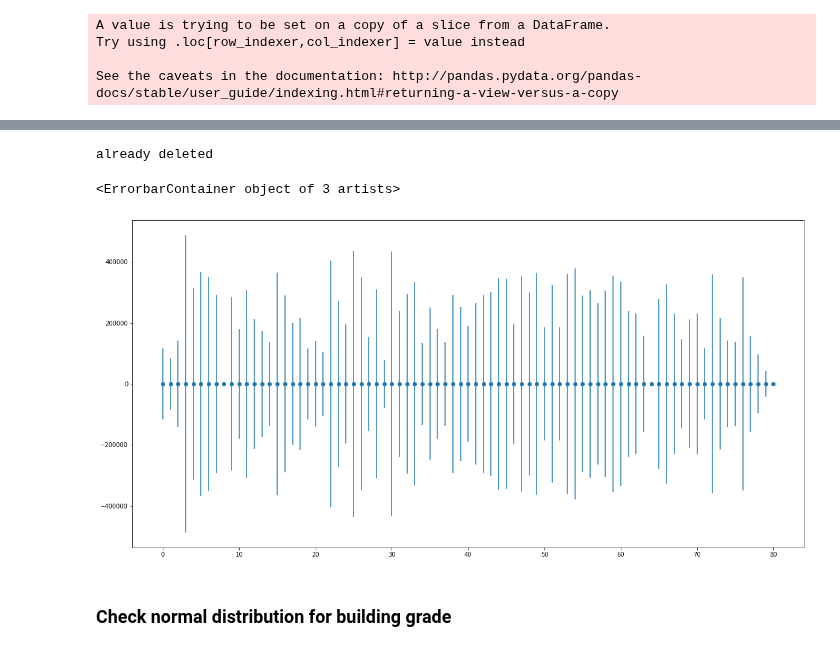
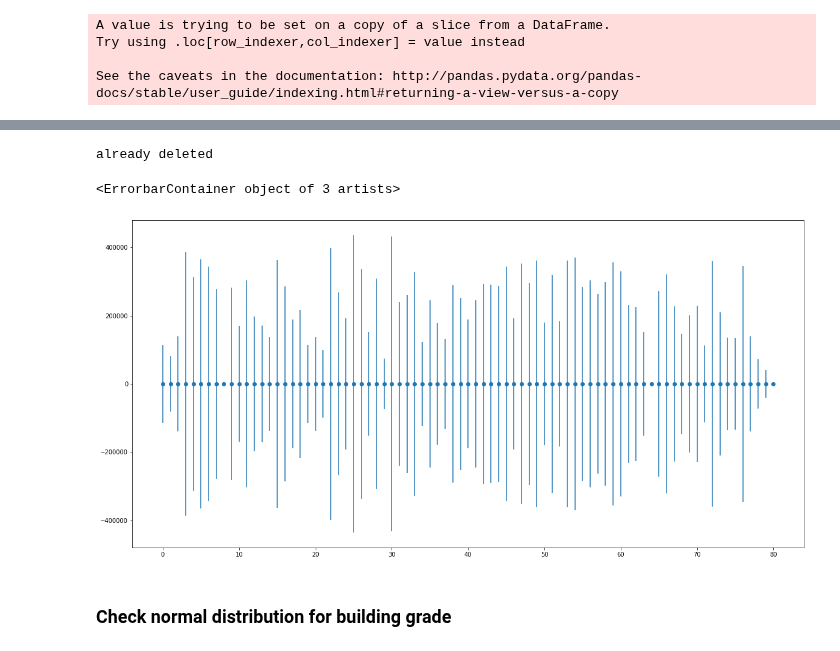
Before and after one commit to aabrahamson3/king-county-housing, a Jupyter notebook: notebooks/exploratory/Lucas/Zipcode.ipynb, the cells around one changed output, grey strips where cells are left out. Saved outputs shown, nothing was run; the diff lists cells and outputs as text; code cells hidden in the pictures.

```diff
--- a/notebooks/exploratory/Lucas/Zipcode.ipynb
+++ b/notebooks/exploratory/Lucas/Zipcode.ipynb
@@ -35,7 +35,7 @@ def clean_data_intial(df):
     """ This function cleans the housing data by removing outliers, sale price == 0, and irrelevant columns.
     """
     #We chose a minimum sale vale of 10000 and a maximium sale value of 2 sigma
-    df_clean = df[(df['saleprice']>10000) & (df['saleprice'] <  (2*df['saleprice'].std())+df['saleprice'].mean())]
+    df_clean = df[(df['saleprice']>100000) & (df['saleprice'] <  (2*df['saleprice'].std())+df['saleprice'].mean())]
     #These are irrelevant or highly covariant columns
     columns_to_drop = ['documentdate',
                        'excisetaxnbr',
@@ -394,6 +394,3 @@ Warnings:
 strong multicollinearity or other numerical problems.
 # %% [markdown]
 ### checking to see if footprint ratio is better predictor than lotsize and footprint
-# %%
-for col in df_clean.columns:
-    print(col)
@@ -545,14 +524,14 @@ zip_res = Xzip.join(df_sale, how = 'left')
 
 
 
-lookup_dict = {}
+lookup_dictzip = {}
 for col in zip_res.columns:
     try:
         index = int(col[-3:])
         search_string = col[-3:]
         amount = int(zip_res[zip_res[col]== True]['saleprice'].mean())
         span = float(zip_res[zip_res[col]== True]['saleprice'].std())
-        lookup_dict[col] = (amount, span)
+        lookup_dictzip[col] = (amount, span)
     except:
         continue
 
@@ -605,35 +564,35 @@ lookup_dict
 # %%
 try:
-    del lookup_dict[zip_98009]
-    del lookup_dict[zip_98422]
-    del lookup_dict[zip_98134]
+    del lookup_dictzip[zip_98009]
+    del lookup_dictzip[zip_98422]
+    del lookup_dictzip[zip_98134]
     print('all deleted')
 except:
     print('already deleted')
 
 fig = plt.figure(figsize = (20,10))
-x = list(range(len(lookup_dict.values())))
+x = list(range(len(lookup_dictzip.values())))
 y = [0]*len(x)
 # y = [x[0] for x in lookup_dict.values()]
-yerr = [x[1] for x in lookup_dict.values()]
+yerr = [x[1] for x in lookup_dictzip.values()]
 
 plt.errorbar(x, y, yerr=yerr, label='both limits (default)', fmt='o')
 
 # plt.errorbar(x, y + 2, yerr=yerr, uplims=True, label='uplims=True')
 
 # plt.errorbar(x, y + 1, yerr=yerr, uplims=True, lolims=True,
 #              label='uplims=True, lolims=True')
 
 # upperlimits = [True, False] * 5
 # lowerlimits = [False, True] * 5
 # plt.errorbar(x, y, yerr=yerr, uplims=upperlimits, lolims=lowerlimits,
 #              label='subsets of uplims and lolims')
 
 # plt.legend(loc='lower right')
 # %% [output]
 already deleted
 <ErrorbarContainer object of 3 artists>
-[figure, old version]
+[figure, new version]
 # %% [markdown]
 ### Check normal distribution for building grade
 # %%
```
Also changed, not shown: parts of 31 cells of this notebook.
